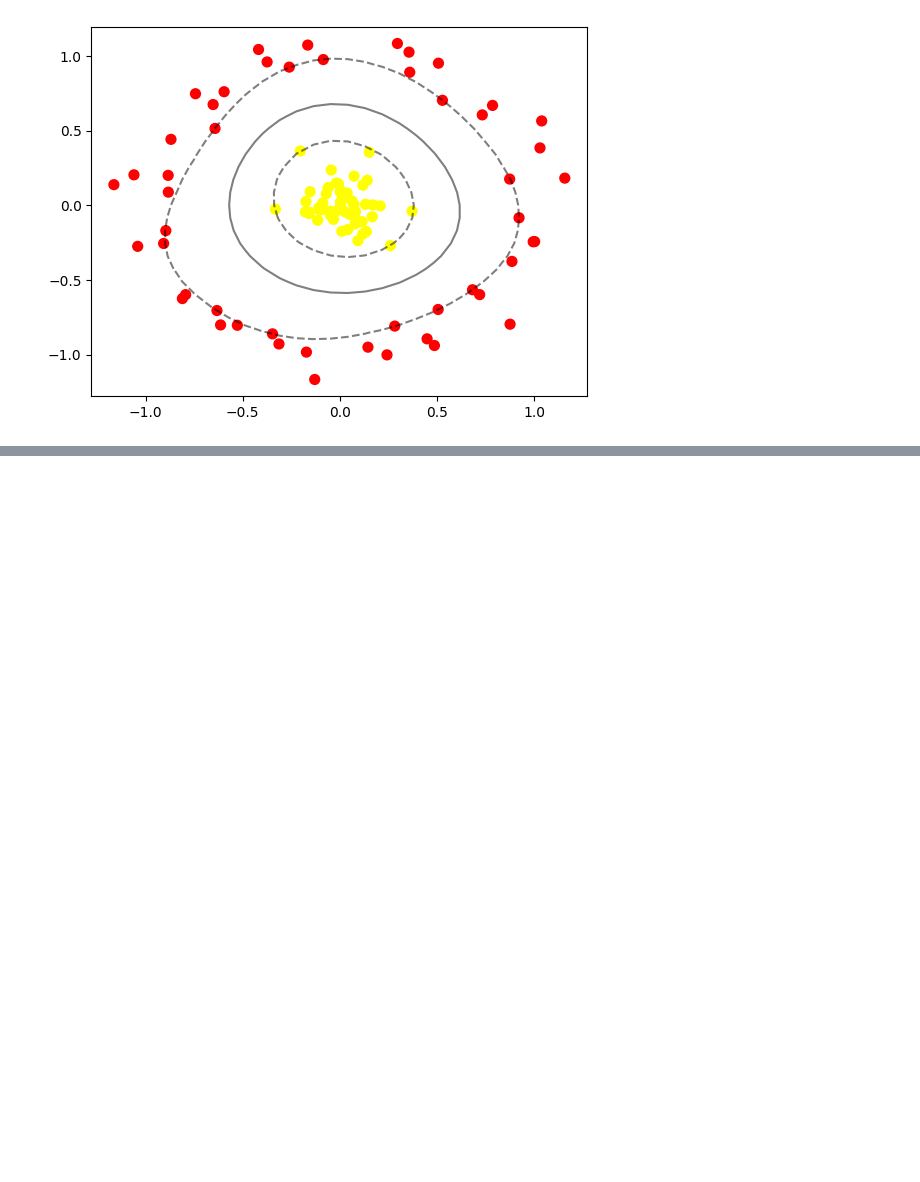
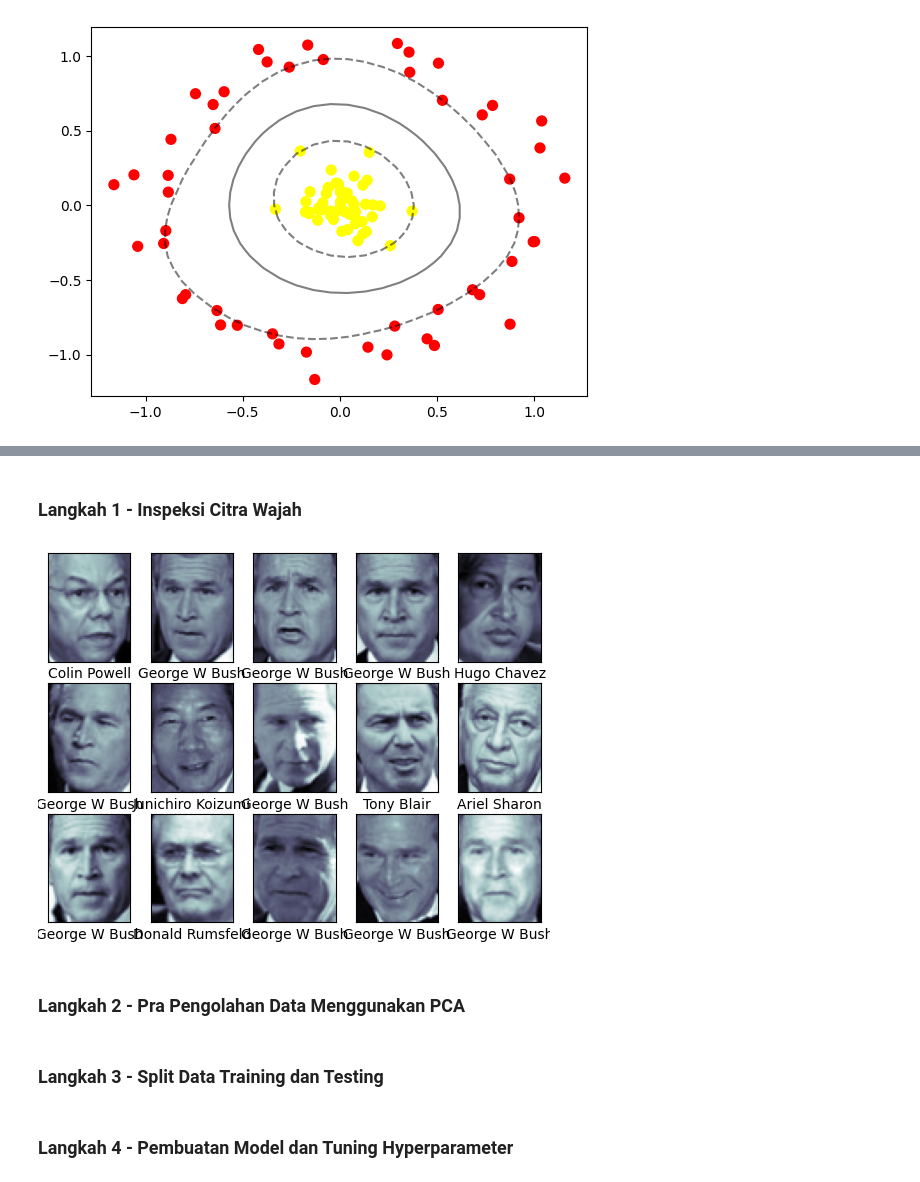
Before and after one commit to nurilhuda05/Pembelajaran_Mesin_2026, a Jupyter notebook: TG11_244107020004_Muhammad_Nuril_Huda.ipynb, the cells around one changed output, grey strips where cells are left out. Drawn from its saved outputs; the diff is of its cells as text; code cells hidden in the pictures; blank space fills up the shorter version.

```diff
--- a/TG11_244107020004_Muhammad_Nuril_Huda.ipynb
+++ b/TG11_244107020004_Muhammad_Nuril_Huda.ipynb
@@ -383,0 +518,19 @@ plt.show()
+# %% [markdown]
+### **Langkah 1 - Inspeksi Citra Wajah**
+# %%
+from matplotlib import pyplot as plt
+
+fig, ax = plt.subplots(3, 5)
+
+for i, axi in enumerate(ax.flat):
+    axi.imshow(faces.images[i], cmap='bone')
+
+    # Menghilangkan angka pada sumbu gambar
+    axi.set(xticks=[], yticks=[])
+
+    # Menampilkan nama tokoh di bawah gambar
+    axi.set(xlabel=faces.target_names[faces.target[i]])
+# %% [output]
+[figure, added]
+# %% [markdown]
+### **Langkah 2 - Pra Pengolahan Data Menggunakan PCA**
@@ -383,0 +557,2 @@ plt.show()
+# %% [markdown]
+### **Langkah 3 - Split Data Training dan Testing**
@@ -383,0 +568,2 @@ plt.show()
+# %% [markdown]
+### **Langkah 4 - Pembuatan Model dan Tuning Hyperparameter**
```
Also changed, not shown: parts of 24 cells of this notebook.
